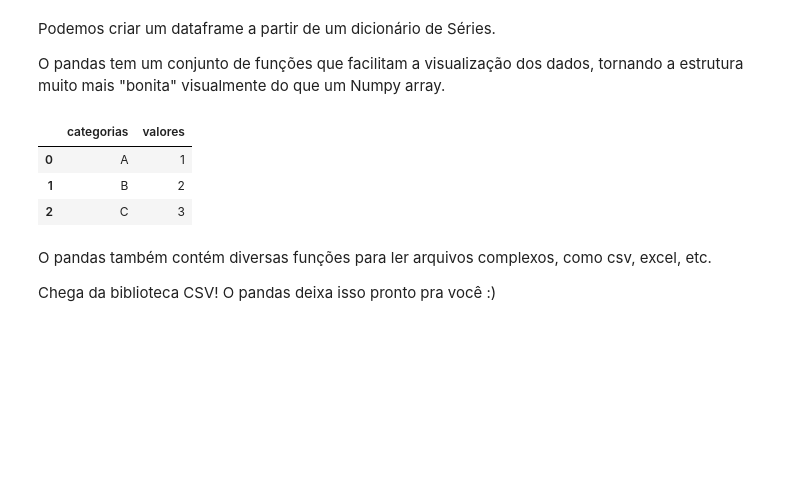
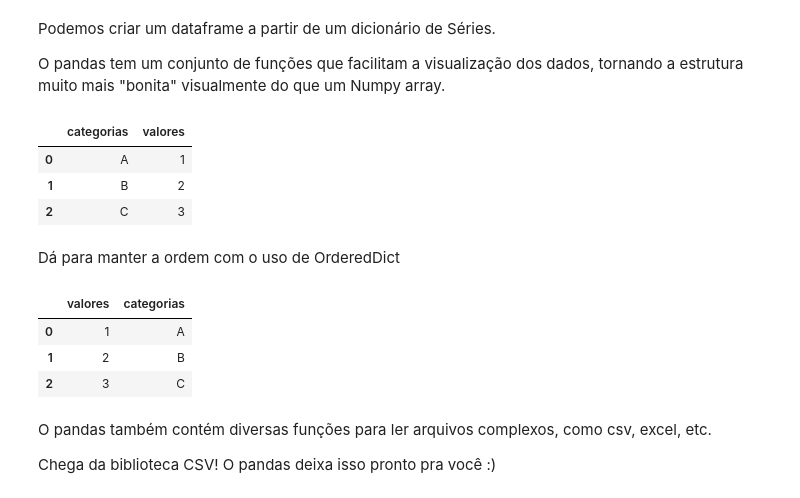
Before and after one commit to leportella/tutorial-modulos-data-science, a Jupyter notebook: 4-DataFrames.ipynb, the cells around one changed output. Drawn from its saved outputs; the diff is of its cells as text; code cells hidden in the pictures; blank space fills up the shorter version.

```diff
--- a/4-DataFrames.ipynb
+++ b/4-DataFrames.ipynb
@@ -21,6 +21,20 @@ pd.DataFrame(data)
 | 0 | A | 1 |
 | 1 | B | 2 |
 | 2 | C | 3 |
+# %% [markdown]
+Dá para manter a ordem com o uso de OrderedDict
+# %%
+from collections import OrderedDict
+data = OrderedDict([
+    ('valores', pd.Series([1,2,3])),
+    ('categorias', pd.Series(['A', 'B', 'C']))
+])
+pd.DataFrame(data)
+# %% [output]
+|  | valores | categorias |
+| 0 | 1 | A |
+| 1 | 2 | B |
+| 2 | 3 | C |
 # %% [markdown]
 O pandas também contém diversas funções para ler arquivos complexos, como csv, excel, etc.
 
```
Also changed, not shown: parts of 3 cells of this notebook.
